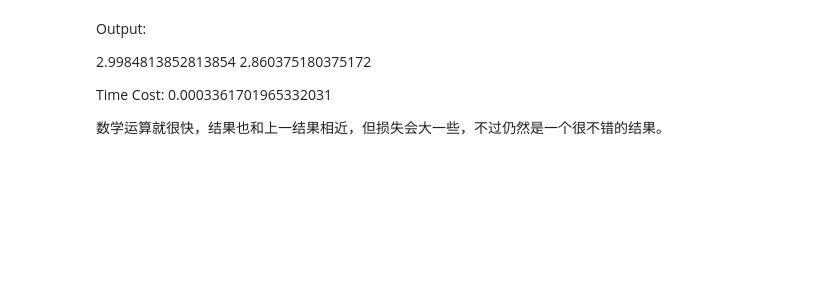
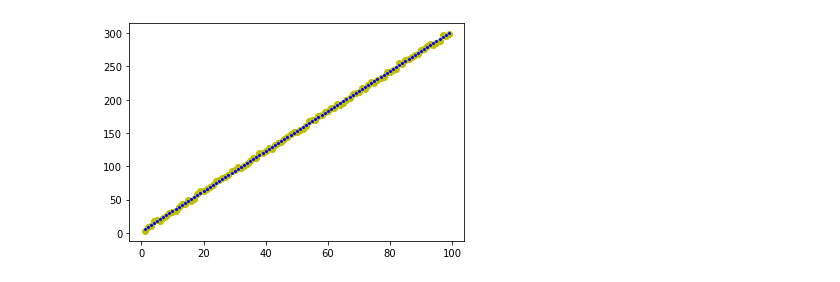
Before and after one commit to Linzh7/Machine-Learning-From-Scratch, a Jupyter notebook: Code/2.3-LeastSquaresMethod.ipynb, the cells around one changed output. Saved outputs shown, nothing was run; the diff lists cells and outputs as text; code cells hidden in the pictures; blank space fills up the shorter version.

```diff
--- a/Code/2.3-LeastSquaresMethod.ipynb
+++ b/Code/2.3-LeastSquaresMethod.ipynb
@@ -44,8 +45,11 @@ Time Cost: 0.0007650852203369141
-# %% [markdown]
-Output:
-
-2.9984813852813854 2.860375180375172
-
-Time Cost: 0.0003361701965332031
-
-数学运算就很快，结果也和上一结果相近，但损失会大一些，不过仍然是一个很不错的结果。
+# %%
+line_x = np.arange(1, 100)
+line_y = line_x * k + b
+# %%
+fig = plt.figure()
+img = fig.add_subplot(111)
+img.scatter(data_x, data_y, c = 'y')
+img.scatter(line_x, line_y, marker = '.', c = 'b', s = 15)
+plt.show()
+# %% [output]
+[figure, added]
```
Also changed, not shown: parts of 2 cells of this notebook, 1 other file.
